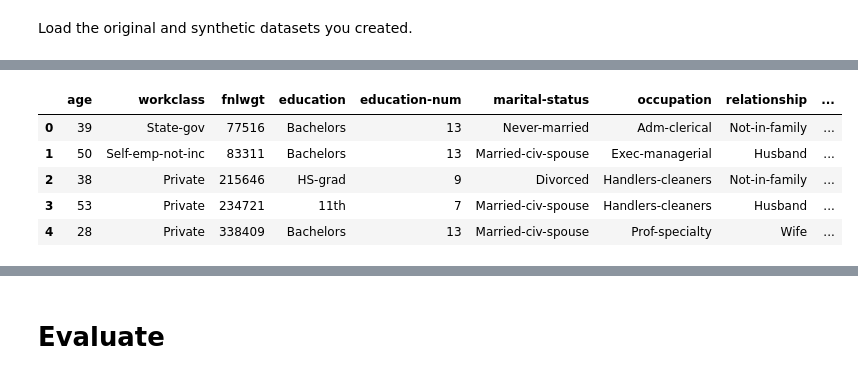
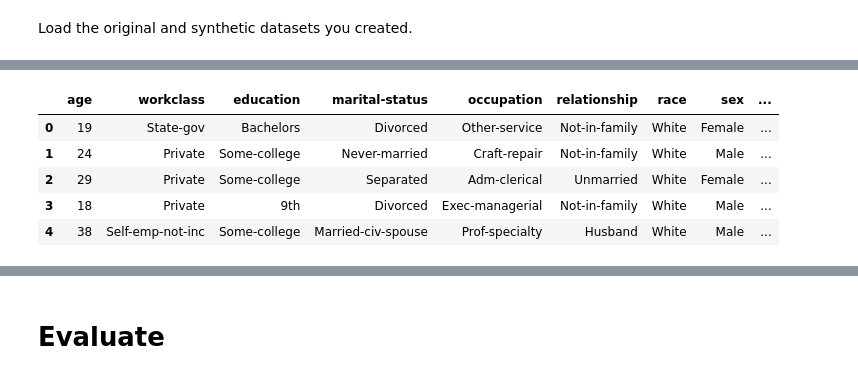
Before and after one commit to daanknoors/synthetic_data_generation, a Jupyter notebook: examples/tutorials/example 4 - evaluating synthetic data.ipynb, the cells around one changed output, grey strips where cells are left out. Saved outputs shown, nothing was run; the diff lists cells and outputs as text; code cells hidden in the pictures.

```diff
--- a/examples/tutorials/example 4 - evaluating synthetic data.ipynb
+++ b/examples/tutorials/example 4 - evaluating synthetic data.ipynb
@@ -56,3 +52,8 @@ os.getcwd()
 # Load and Preprocess datasets
 # %% [markdown]
 Load the original and synthetic datasets you created.
+# %%
+columns = ['age', 'workclass', 'education', 'marital-status', 'occupation', 'relationship',
+           'race', 'sex', 'capital-gain', 'hours-per-week', 'native-country', 'income']
+df_original = pd.read_csv('../data/original/adult.csv', usecols=columns)
+df_original.head()
@@ -59,10 +67,10 @@ Load the original and synthetic datasets you created.
 # %%
-df_original = pd.read_csv('../data/original/adult.csv')
-df_original.head()
+df_synthetic = pd.read_csv('../data/synthetic/adult_pb_1eps.csv', usecols=columns)
+df_synthetic.head()
 # %% [output]
-|  | age | workclass | fnlwgt | education | education-num | marital-status | occupation | relationship | ... |
-| 0 | 39 | State-gov | 77516 | Bachelors | 13 | Never-married | Adm-clerical | Not-in-family | ... |
-| 1 | 50 | Self-emp-not-inc | 83311 | Bachelors | 13 | Married-civ-spouse | Exec-managerial | Husband | ... |
-| 2 | 38 | Private | 215646 | HS-grad | 9 | Divorced | Handlers-cleaners | Not-in-family | ... |
-| 3 | 53 | Private | 234721 | 11th | 7 | Married-civ-spouse | Handlers-cleaners | Husband | ... |
-| 4 | 28 | Private | 338409 | Bachelors | 13 | Married-civ-spouse | Prof-specialty | Wife | ... |
+|  | age | workclass | education | marital-status | occupation | relationship | race | sex | ... |
+| 0 | 19 | State-gov | Bachelors | Divorced | Other-service | Not-in-family | White | Female | ... |
+| 1 | 24 | Private | Some-college | Never-married | Craft-repair | Not-in-family | White | Male | ... |
+| 2 | 29 | Private | Some-college | Separated | Adm-clerical | Unmarried | White | Female | ... |
+| 3 | 18 | Private | 9th | Divorced | Exec-managerial | Not-in-family | White | Male | ... |
+| 4 | 38 | Self-emp-not-inc | Some-college | Married-civ-spouse | Prof-specialty | Husband | White | Male | ... |
```
Also changed, not shown: parts of 18 cells of this notebook, 3 other files.
